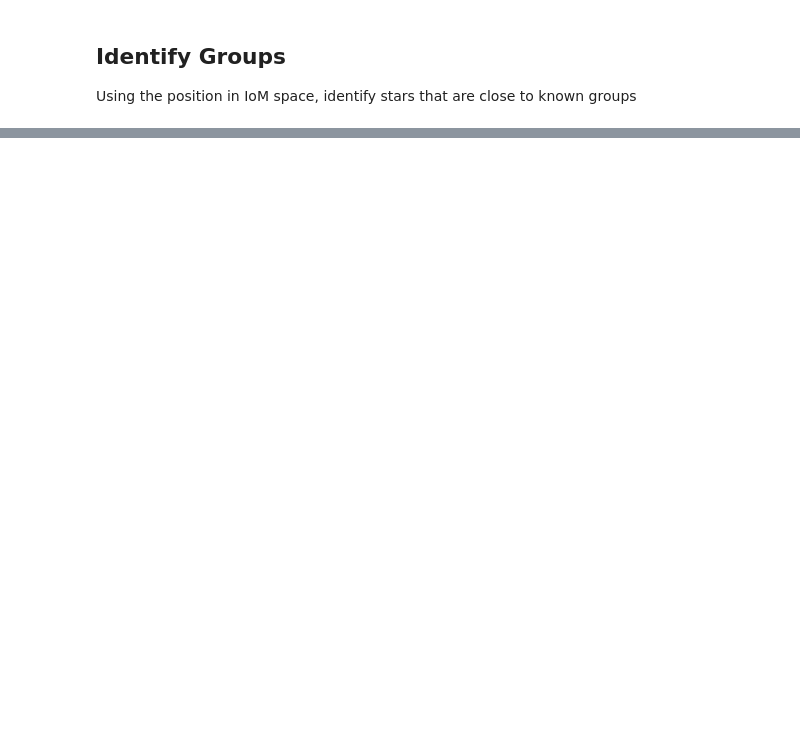
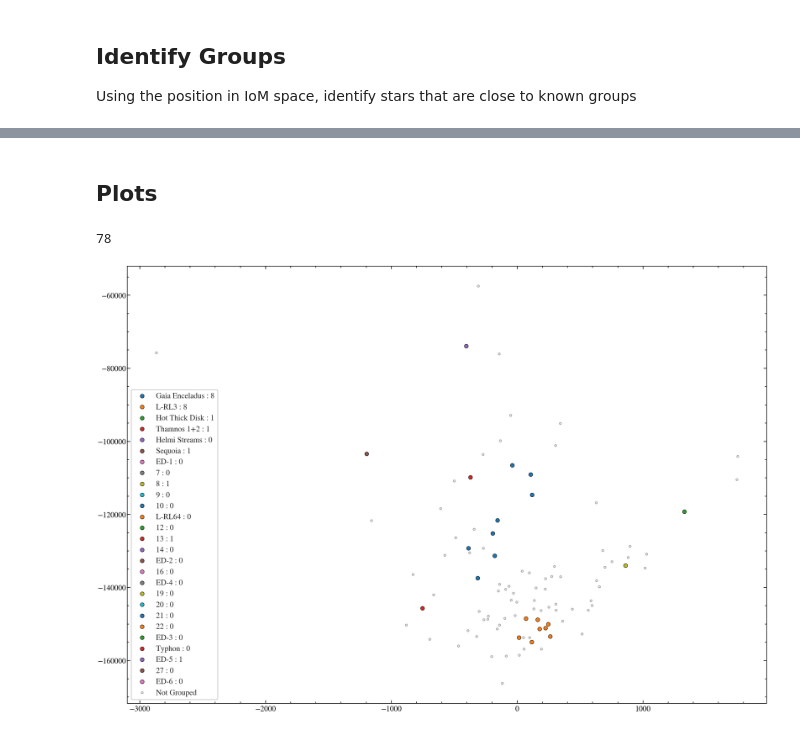
Before and after one commit to TomCallingham/id_Dodd23, a Jupyter notebook: Examples/Example_Notebook.ipynb, the cells around one changed output, grey strips where cells are left out. Cells and saved outputs as stored; diff of their text form; code cells hidden in the pictures; blank space fills up the shorter version.

Commit message:
Example plot

```diff
--- a/Examples/Example_Notebook.ipynb
+++ b/Examples/Example_Notebook.ipynb
@@ -65,0 +119,2 @@ for g in named_Groups:
+# %% [markdown]
+## Plots
@@ -65,0 +123,14 @@ for g in named_Groups:
+# %%
+plt.figure()
+for g in named_Groups:
+    g_filt =(groups==g)
+    pop = g_filt.sum()
+    plt.scatter( vec_ELzLp[g_filt,1],vec_ELzLp[g_filt,0],label=f"{g} : {pop}")
+g_filt = (labels==-1)
+print(g_filt.sum())
+plt.scatter( vec_ELzLp[g_filt,1],vec_ELzLp[g_filt,0],label="Not Grouped",zorder=-1,c="lightgrey",s=30,alpha=0.5)
+plt.legend()
+plt.show()
+# %% [output]
+78
+[figure, added]
```
Also changed, not shown: parts of 7 cells of this notebook.
